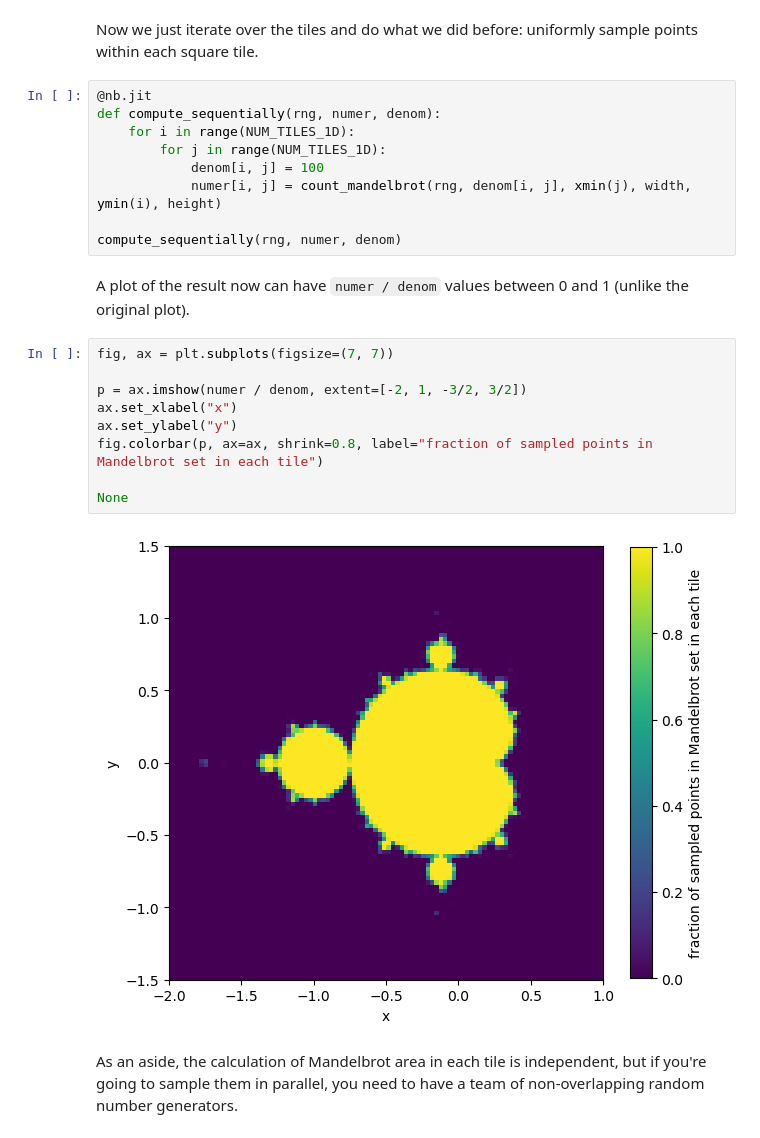
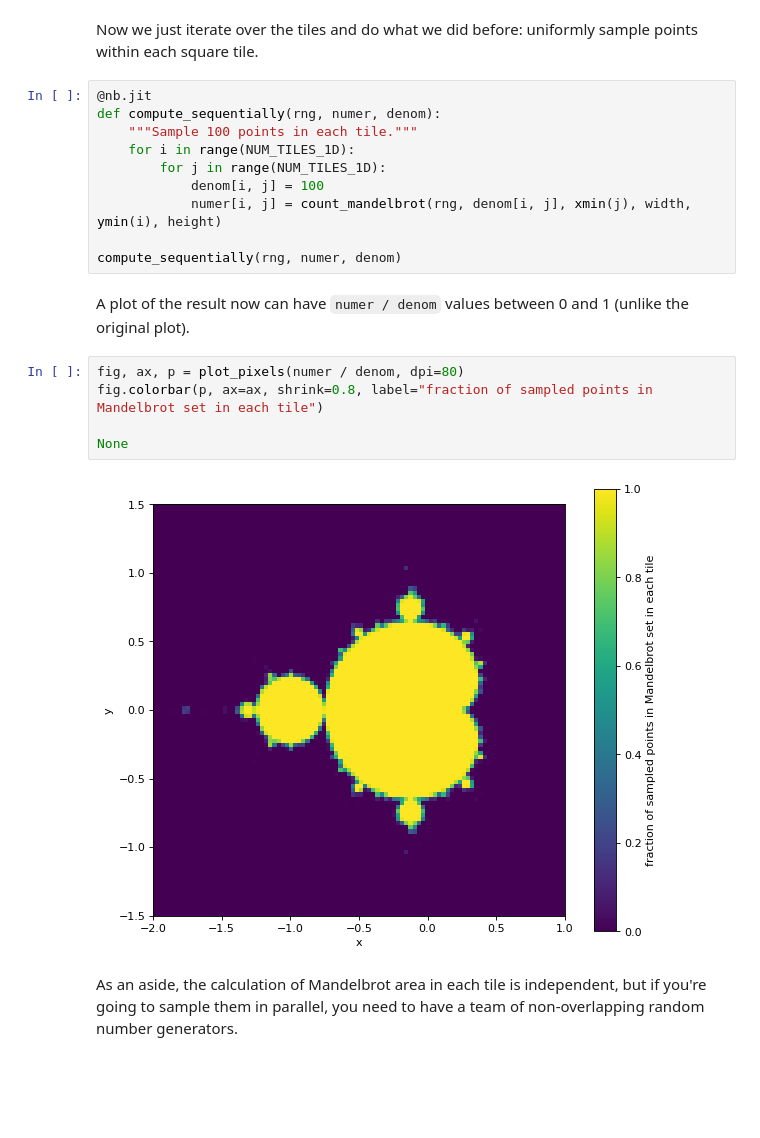
Before and after one commit to lorenzennio/Challenges, a Jupyter notebook: computing/challenge.ipynb, the cells around one changed output. Saved outputs shown, nothing was run; the diff lists cells and outputs as text; blank space fills up the shorter version.

```diff
--- a/computing/challenge.ipynb
+++ b/computing/challenge.ipynb
@@ -183,6 +190,7 @@ Now we just iterate over the tiles and do what we did before: uniformly sample p
 # %%
 @nb.jit
 def compute_sequentially(rng, numer, denom):
+    """Sample 100 points in each tile."""
     for i in range(NUM_TILES_1D):
         for j in range(NUM_TILES_1D):
             denom[i, j] = 100
@@ -192,16 +200,12 @@ compute_sequentially(rng, numer, denom)
 # %% [markdown]
 A plot of the result now can have `numer / denom` values between 0 and 1 (unlike the original plot).
 # %%
-fig, ax = plt.subplots(figsize=(7, 7))
-
-p = ax.imshow(numer / denom, extent=[-2, 1, -3/2, 3/2])
-ax.set_xlabel("x")
-ax.set_ylabel("y")
+fig, ax, p = plot_pixels(numer / denom, dpi=80)
 fig.colorbar(p, ax=ax, shrink=0.8, label="fraction of sampled points in Mandelbrot set in each tile")
 
 None
 # %% [output]
-[figure, old version]
+[figure, new version]
 # %% [markdown]
 As an aside, the calculation of Mandelbrot area in each tile is independent, but if you're going to sample them in parallel, you need to have a team of non-overlapping random number generators.
 # %%
```
Also changed, not shown: parts of 24 cells of this notebook, 1 other file.
